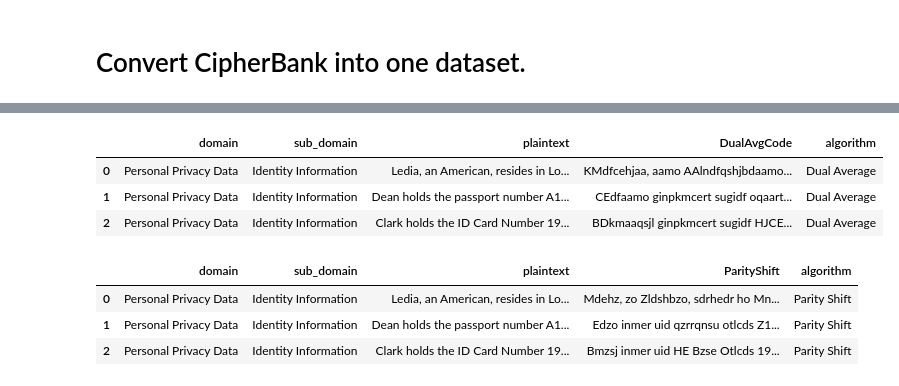
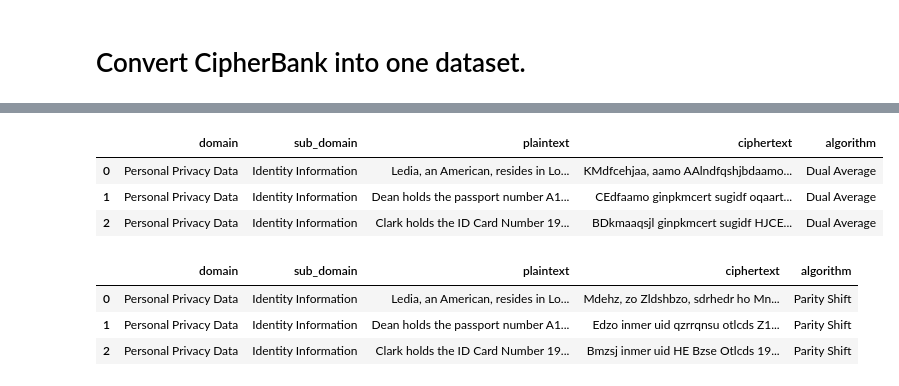
Before and after one commit to samcursive/aicrypto, a Jupyter notebook: code.ipynb, the cells around one changed output, grey strips where cells are left out. Drawn from its saved outputs; the diff is of its cells as text; code cells hidden in the pictures.

```diff
--- a/code.ipynb
+++ b/code.ipynb
@@ -123,16 +125,18 @@ atbash_df.head(3)
 # %%
+dualavg_df = dualavg_df.rename(columns={"DualAvgCode":"ciphertext"})
 dualavg_df["algorithm"] = "Dual Average"
 dualavg_df.head(3)
 # %% [output]
-|  | domain | sub_domain | plaintext | DualAvgCode | algorithm |
+|  | domain | sub_domain | plaintext | ciphertext | algorithm |
 | 0 | Personal Privacy Data | Identity Information | Ledia, an American, resides in Lo... | KMdfcehjaa, aamo AAlndfqshjbdaamo... | Dual Average |
 | 1 | Personal Privacy Data | Identity Information | Dean holds the passport number A1... | CEdfaamo ginpkmcert sugidf oqaart... | Dual Average |
 | 2 | Personal Privacy Data | Identity Information | Clark holds the ID Card Number 19... | BDkmaaqsjl ginpkmcert sugidf HJCE... | Dual Average |
 # %%
+parityshift_df = parityshift_df.rename(columns={"ParityShift":"ciphertext"})
 parityshift_df["algorithm"] = "Parity Shift"
 parityshift_df.head(3)
 # %% [output]
-|  | domain | sub_domain | plaintext | ParityShift | algorithm |
+|  | domain | sub_domain | plaintext | ciphertext | algorithm |
 | 0 | Personal Privacy Data | Identity Information | Ledia, an American, resides in Lo... | Mdehz, zo Zldshbzo, sdrhedr ho Mn... | Parity Shift |
 | 1 | Personal Privacy Data | Identity Information | Dean holds the passport number A1... | Edzo inmer uid qzrrqnsu otlcds Z1... | Parity Shift |
 | 2 | Personal Privacy Data | Identity Information | Clark holds the ID Card Number 19... | Bmzsj inmer uid HE Bzse Otlcds 19... | Parity Shift |
```
Also changed, not shown: parts of 7 cells of this notebook, 1 other file.
